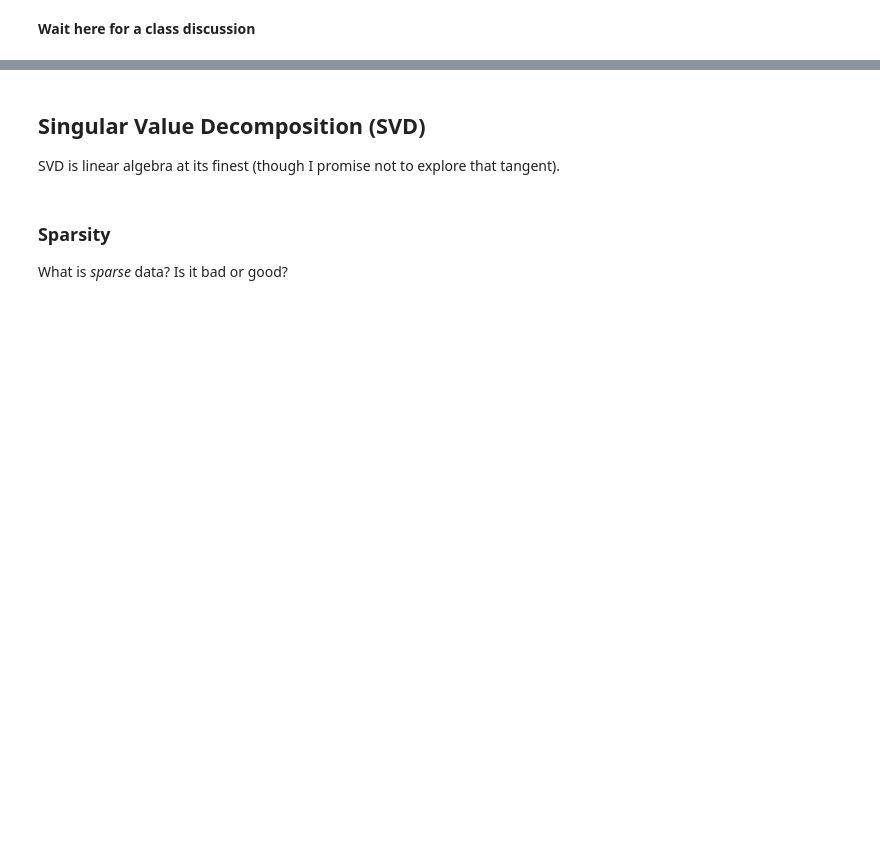
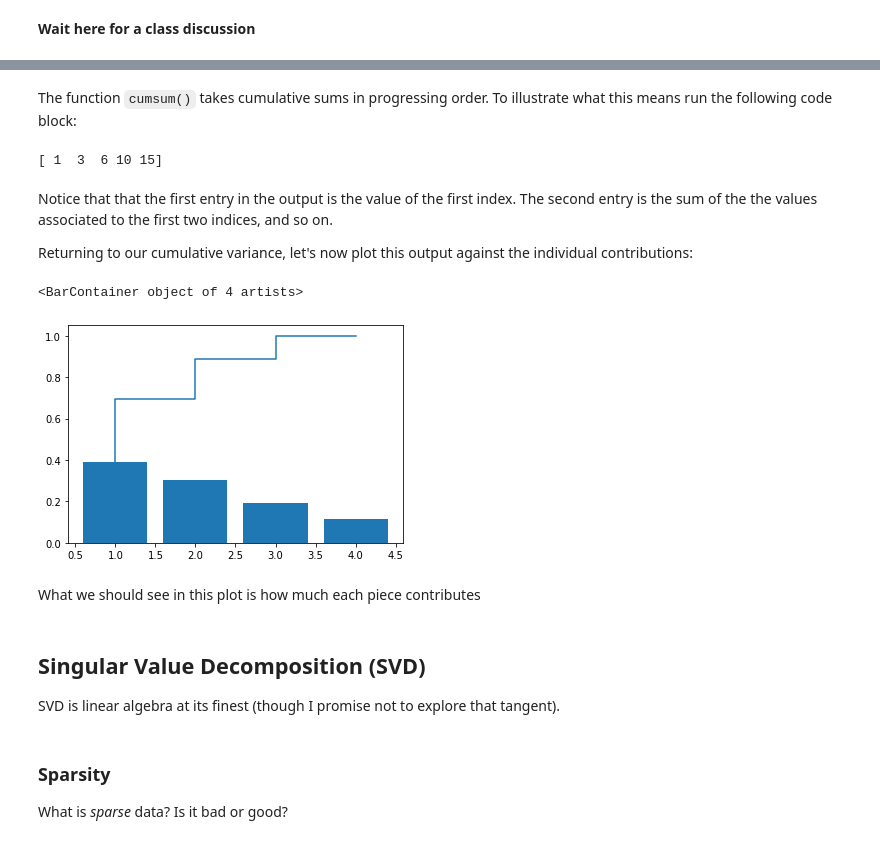
Before and after one commit to comp-machine-learning-general/course-materials, a Jupyter notebook: Labs/Lab06/Lab06.ipynb, the cells around one changed output, grey strips where cells are left out. Drawn from its saved outputs; the diff is of its cells as text; code cells hidden in the pictures; blank space fills up the shorter version.

Commit message:
adding to Lab 6... again

```diff
--- a/Labs/Lab06/Lab06.ipynb
+++ b/Labs/Lab06/Lab06.ipynb
@@ -177,3 +194,26 @@ PCA in a summary
+# %%
+cum_variance = np.cumsum(pfit4.explained_variance_ratio_)
+# %% [markdown]
+The function `cumsum()` takes cumulative sums in progressing order. To illustrate what this means run the following code block:
+# %%
+test_cumsum = np.cumsum([1,2,3,4,5])
+print(test_cumsum)
+# %% [output]
+[ 1  3  6 10 15]
+# %% [markdown]
+Notice that that the first entry in the output is the value of the first index. The second entry is the sum of the the values associated to the first two indices, and so on.
+
+Returning to our cumulative variance, let's now plot this output against the individual contributions:
+# %%
+plt.step(range(1,5),cum_variance)
+plt.bar(range(1,5),pfit4.explained_variance_ratio_)
+
+# Plot based on image on Page 148 in _Python Machine Learning_
+# %% [output]
+<BarContainer object of 4 artists>
+[figure, added]
+# %% [markdown]
+What we should see in this plot is how much each piece contributes
 # %% [markdown]
 ## Singular Value Decomposition (SVD)
 
```
Also changed, not shown: parts of 19 cells of this notebook.
